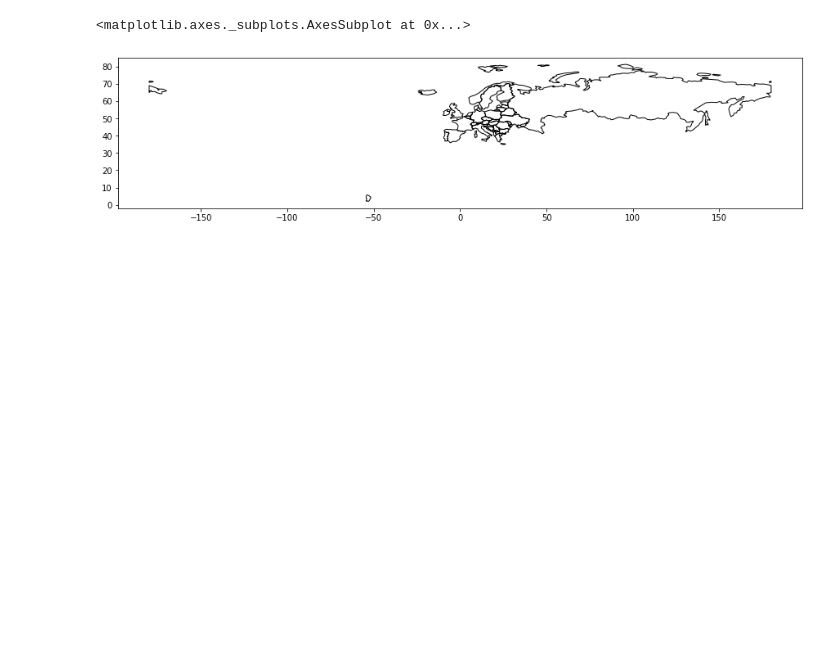
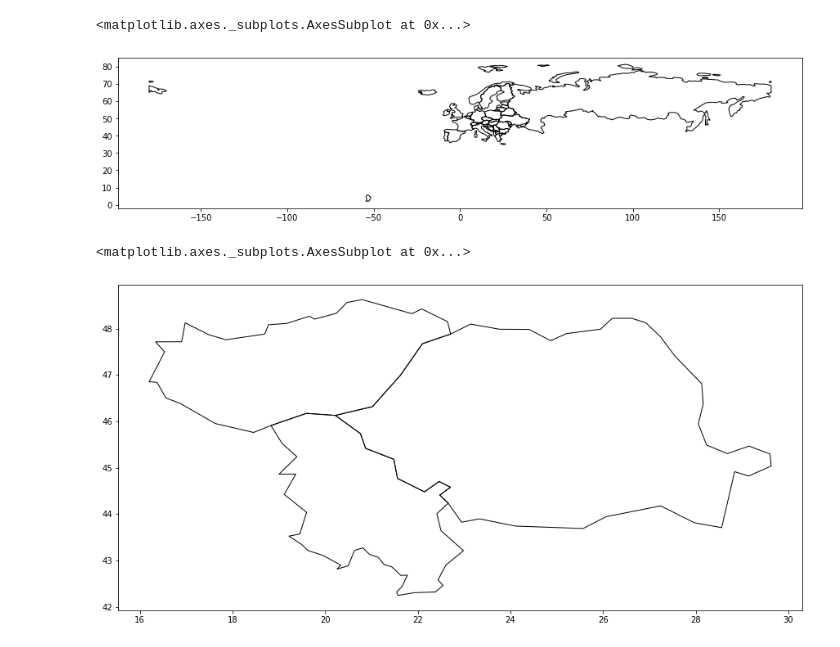
Before and after one commit to mpruna/COVID-19_Interactive, a Jupyter notebook: Analytics_Forecasting/covid_geo_maps.ipynb, the cells around one changed output. Cells and saved outputs as stored; diff of their text form; code cells hidden in the pictures; blank space fills up the shorter version.

```diff
--- a/Analytics_Forecasting/covid_geo_maps.ipynb
+++ b/Analytics_Forecasting/covid_geo_maps.ipynb
@@ -132,3 +128,9 @@ contour.plot(figsize=(15,15), color='none', edgecolor='black', zorder=3)
 # %% [output]
 <matplotlib.axes._subplots.AxesSubplot at 0x...>
 [figure]
+# %%
+east=data[data['name'].isin(["Romania","Hungary","Serbia"])]
+east.plot(figsize=(15,15), color='none', edgecolor='black', zorder=3)
+# %% [output]
+<matplotlib.axes._subplots.AxesSubplot at 0x...>
+[figure, added]
```
Also changed, not shown: parts of 5 cells of this notebook.
